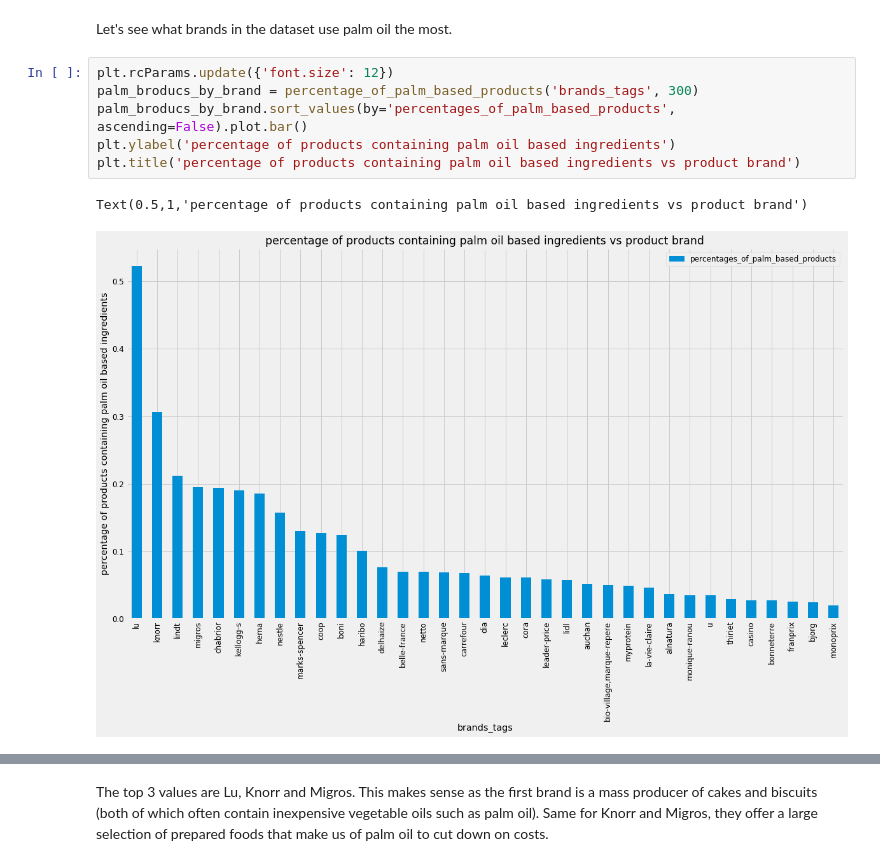
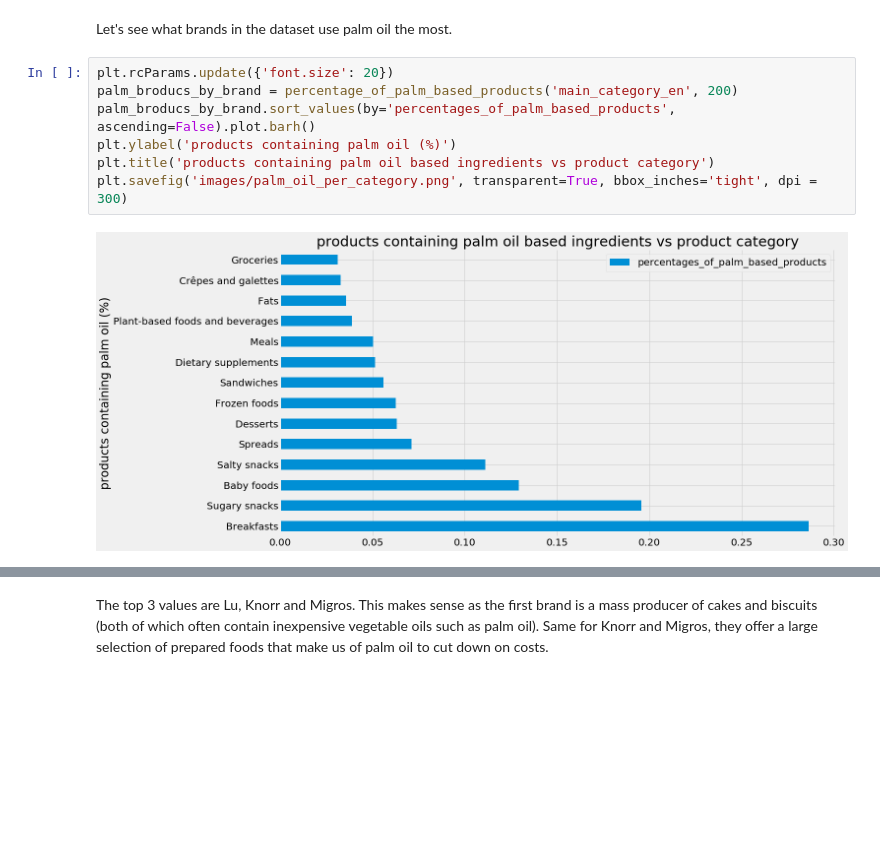
Before and after one commit to lbasseto/meyran-open-food-facts, a Jupyter notebook: Data PreProcessing.ipynb, the cells around one changed output, grey strips where cells are left out. Saved outputs shown, nothing was run; the diff lists cells and outputs as text; blank space fills up the shorter version.

Commit message:
palm oil finished

```diff
--- a/Data PreProcessing.ipynb
+++ b/Data PreProcessing.ipynb
@@ -634,11 +662,11 @@ def percentage_of_palm_based_products(column_name, threshold):
 # %% [markdown]
 Let's see what brands in the dataset use palm oil the most.
 # %%
-plt.rcParams.update({'font.size': 12})
-palm_broducs_by_brand = percentage_of_palm_based_products('brands_tags', 300)
-palm_broducs_by_brand.sort_values(by='percentages_of_palm_based_products', ascending=False).plot.bar()
-plt.ylabel('percentage of products containing palm oil based ingredients')
-plt.title('percentage of products containing palm oil based ingredients vs product brand')
+plt.rcParams.update({'font.size': 20})
+palm_broducs_by_brand = percentage_of_palm_based_products('main_category_en', 200)
+palm_broducs_by_brand.sort_values(by='percentages_of_palm_based_products', ascending=False).plot.barh()
+plt.ylabel('products containing palm oil (%)')
+plt.title('products containing palm oil based ingredients vs product category')
+plt.savefig('images/palm_oil_per_category.png', transparent=True, bbox_inches='tight', dpi = 300)
 # %% [output]
-Text(0.5,1,'percentage of products containing palm oil based ingredients vs product brand')
-[figure, old version]
+[figure, new version]
```
Also changed, not shown: parts of 25 cells of this notebook, 8 other files.
